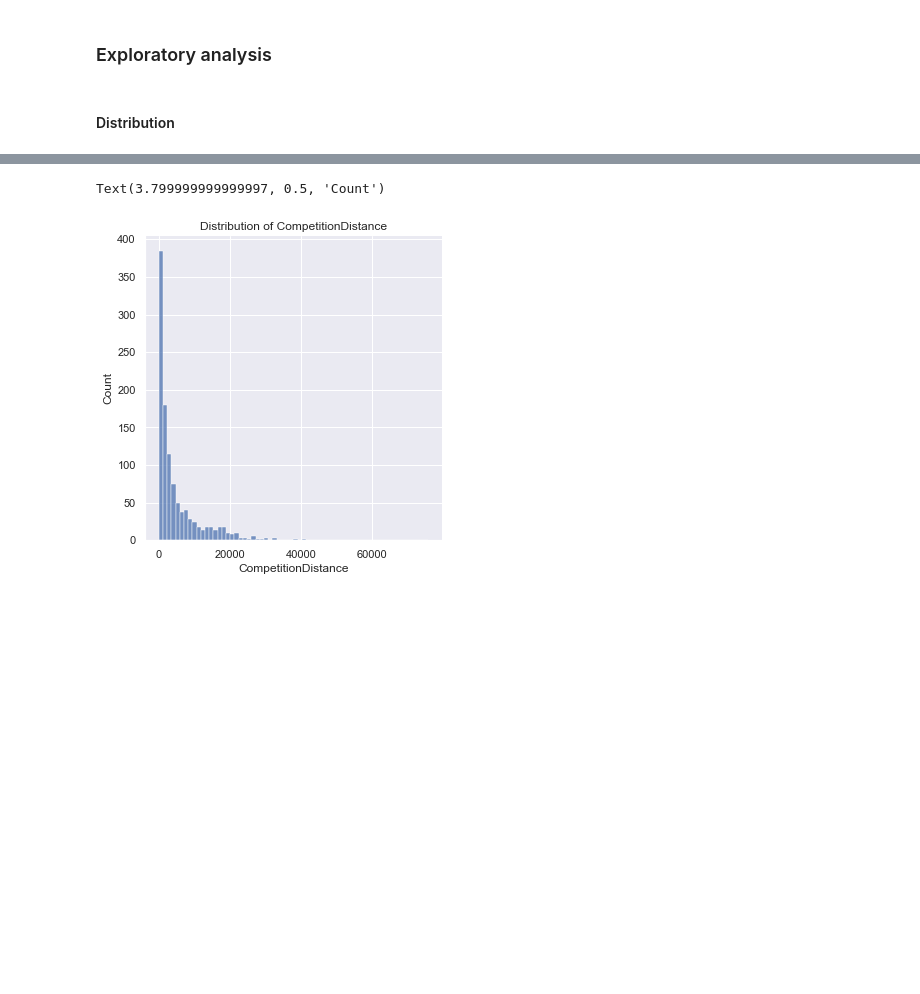
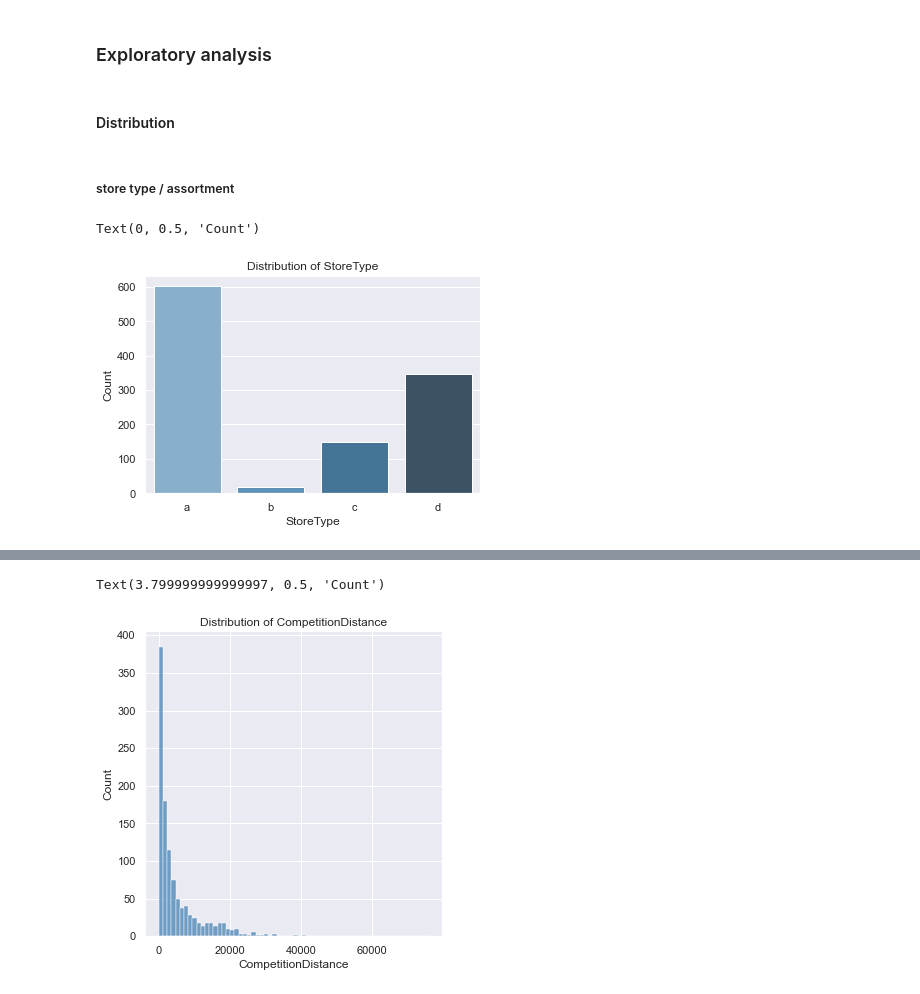
Before and after one commit to CYCCCCC/store_sales_prediction, a Jupyter notebook: store_sales.ipynb, the cells around one changed output, grey strips where cells are left out. Drawn from its saved outputs; the diff is of its cells as text; code cells hidden in the pictures; blank space fills up the shorter version.

```diff
--- a/store_sales.ipynb
+++ b/store_sales.ipynb
@@ -62,3 +48,15 @@ Name: Assortment, dtype: int64
 ### Exploratory analysis
 # %% [markdown]
 #### Distribution
+# %% [markdown]
+##### store type / assortment
+# %%
+order = ['a', 'b', 'c', 'd']
+
+sns.countplot(x='StoreType', data=store, order=order, palette='Blues_d')
+plt.title('Distribution of StoreType')
+plt.xlabel('StoreType')
+plt.ylabel('Count')
+# %% [output]
+Text(0, 0.5, 'Count')
+[figure, added]
```
Also changed, not shown: parts of 24 cells of this notebook.
